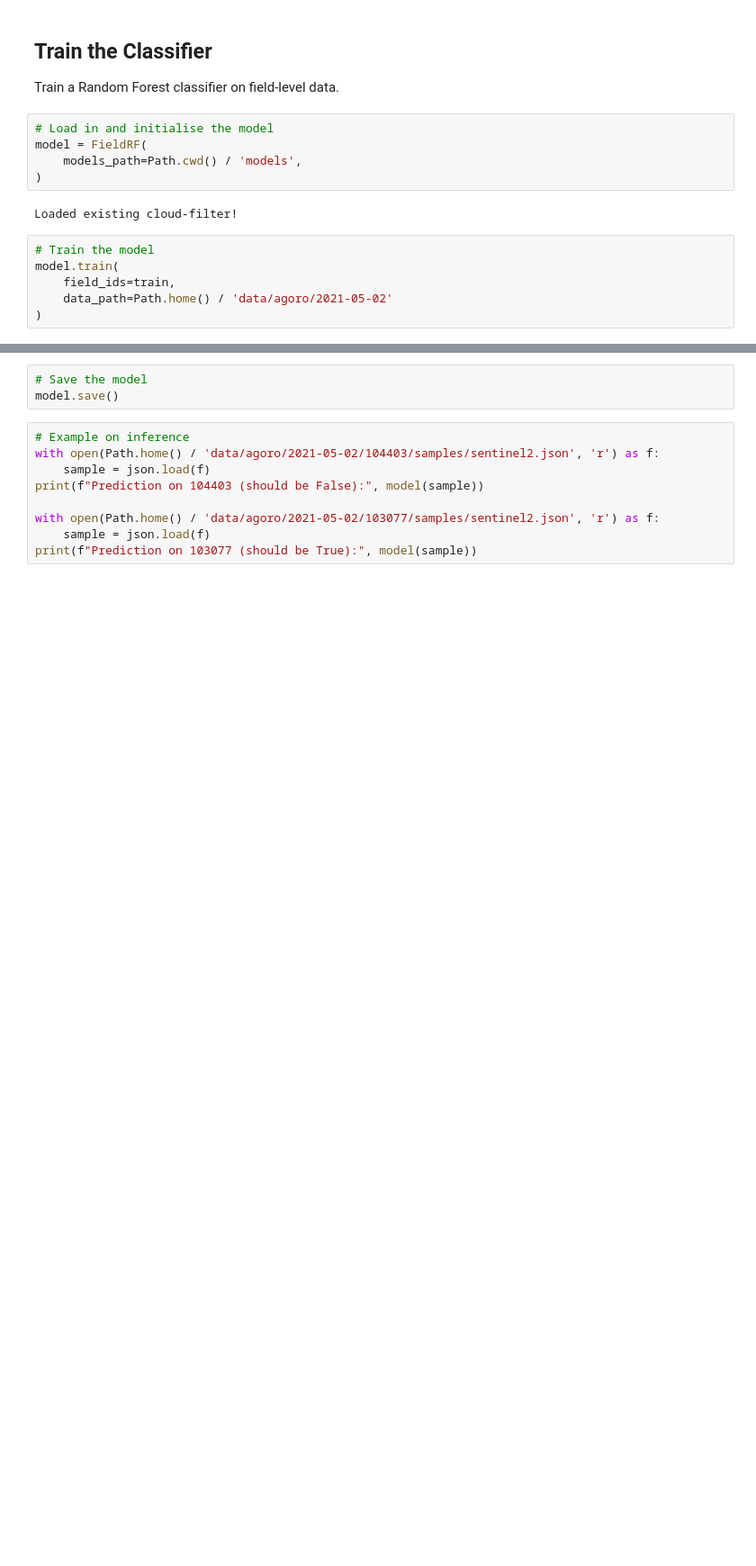
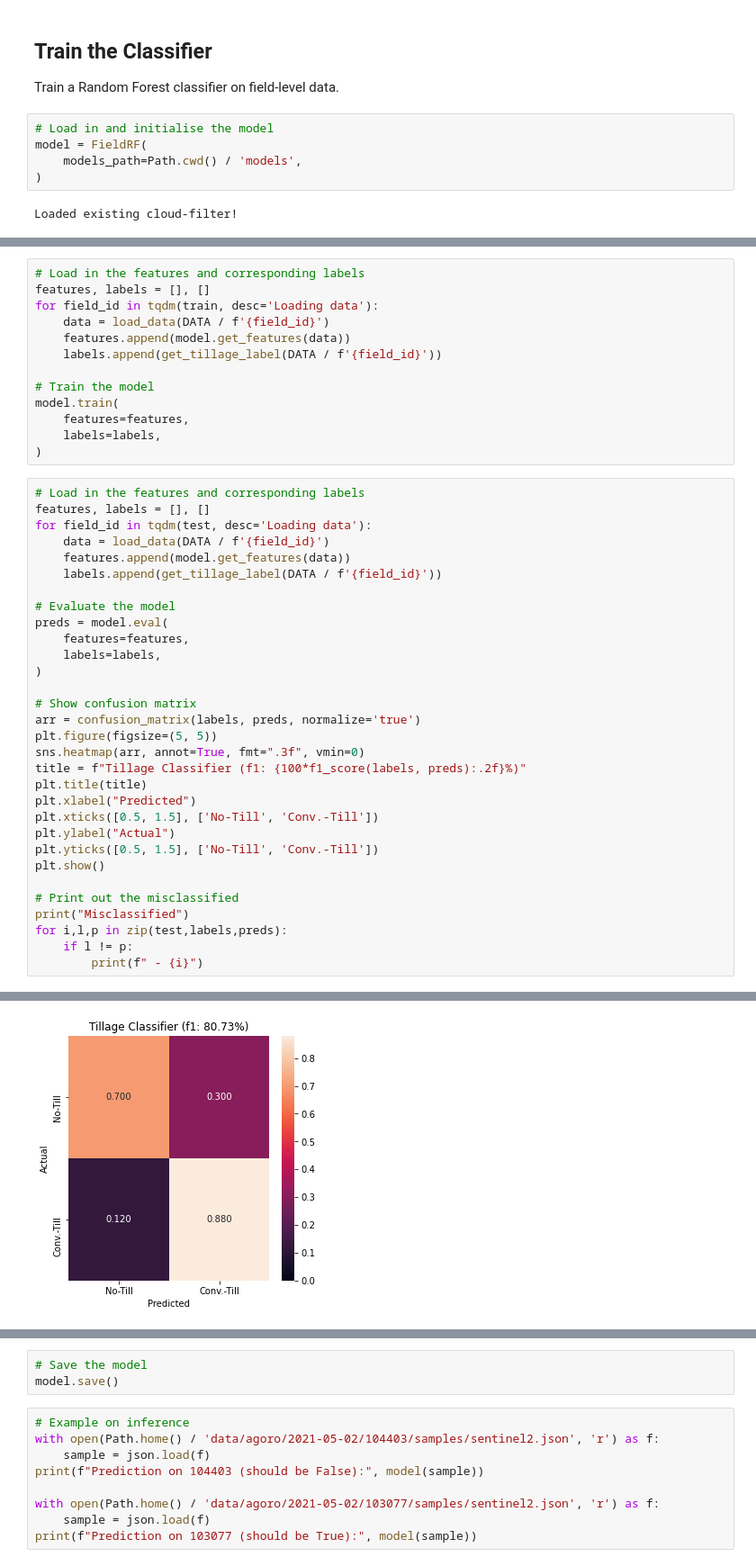
Before and after one commit to shawnxiao-yara/radix-co2-reduction, a Jupyter notebook: notebooks/tillage_classification_rf.ipynb, the cells around one changed output, grey strips where cells are left out. Shown: that part at 90% size. Drawn from its saved outputs; the diff is of its cells as text; blank space fills up the shorter version.

```diff
--- a/notebooks/tillage_classification_rf.ipynb
+++ b/notebooks/tillage_classification_rf.ipynb
@@ -79,9 +83,3 @@ model = FieldRF(
 )
 # %% [output]
 Loaded existing cloud-filter!
-# %%
-# Train the model
-model.train(
-    field_ids=train,
-    data_path=Path.home() / 'data/agoro/2021-05-02'
-)
@@ -133,0 +102,45 @@ Misclassified
+# %%
+# Load in the features and corresponding labels
+features, labels = [], []
+for field_id in tqdm(train, desc='Loading data'):
+    data = load_data(DATA / f'{field_id}')
+    features.append(model.get_features(data))
+    labels.append(get_tillage_label(DATA / f'{field_id}'))
+
+# Train the model
+model.train(
+    features=features,
+    labels=labels,
+)
+# %%
+# Load in the features and corresponding labels
+features, labels = [], []
+for field_id in tqdm(test, desc='Loading data'):
+    data = load_data(DATA / f'{field_id}')
+    features.append(model.get_features(data))
+    labels.append(get_tillage_label(DATA / f'{field_id}'))
+
+# Evaluate the model
+preds = model.eval(
+    features=features,
+    labels=labels,
+)
+
+# Show confusion matrix
+arr = confusion_matrix(labels, preds, normalize='true')
+plt.figure(figsize=(5, 5))
+sns.heatmap(arr, annot=True, fmt=".3f", vmin=0)
+title = f"Tillage Classifier (f1: {100*f1_score(labels, preds):.2f}%)"
+plt.title(title)
+plt.xlabel("Predicted")
+plt.xticks([0.5, 1.5], ['No-Till', 'Conv.-Till'])
+plt.ylabel("Actual")
+plt.yticks([0.5, 1.5], ['No-Till', 'Conv.-Till'])
+plt.show()
+
+# Print out the misclassified
+print("Misclassified")
+for i,l,p in zip(test,labels,preds):
+    if l != p:
+        print(f" - {i}")
+# %% [output]
@@ -133,0 +150 @@ Misclassified
+[figure, added]
```
Also changed, not shown: parts of 14 cells of this notebook, 38 other files.
